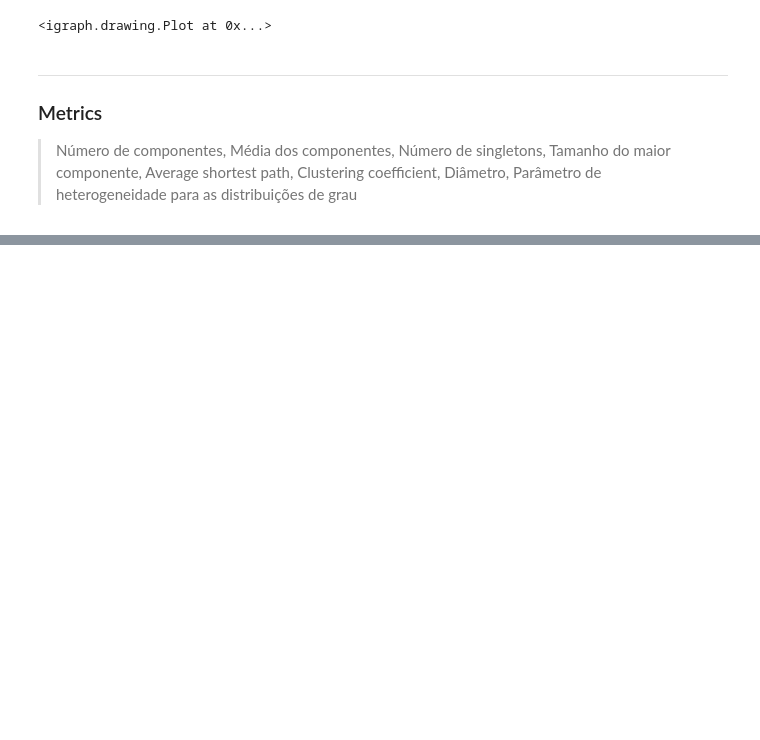
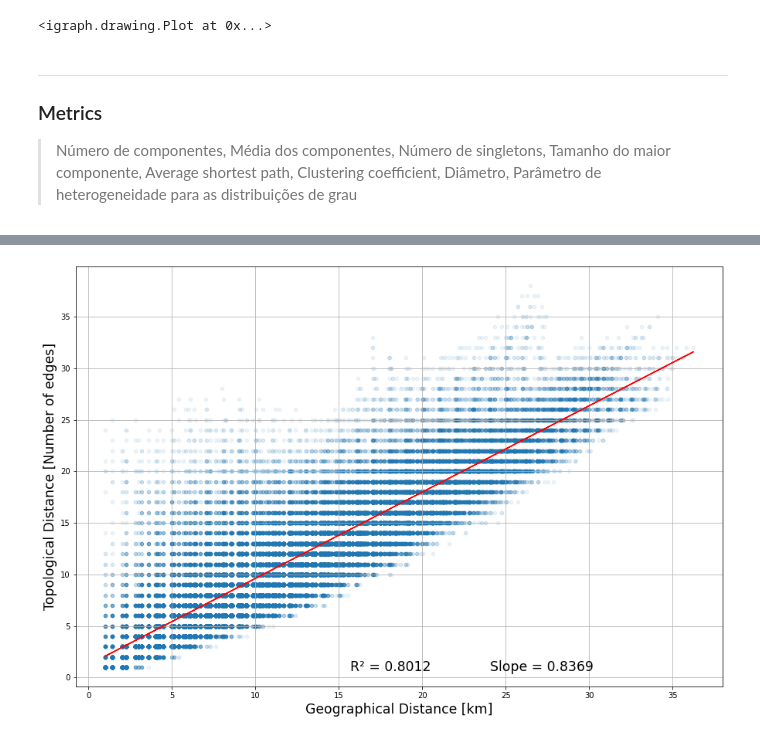
Before and after one commit to IuriDinizUfop/ComplexNetworks_MeteorologicalData, a Jupyter notebook: meteorological_data_tamanduatei_mutual_information.ipynb, the cells around one changed output, grey strips where cells are left out. Saved outputs shown, nothing was run; the diff lists cells and outputs as text; code cells hidden in the pictures; blank space fills up the shorter version.

```diff
--- a/meteorological_data_tamanduatei_mutual_information.ipynb
+++ b/meteorological_data_tamanduatei_mutual_information.ipynb
@@ -427,0 +647,4 @@ g_graph_backbone_highest_corr[0]
+# %%
+plot_geo_top(shortest_paths_gt_highest_correlation_geo_top)
+# %% [output]
+[figure, added]
```
Also changed, not shown: parts of 18 cells of this notebook.
